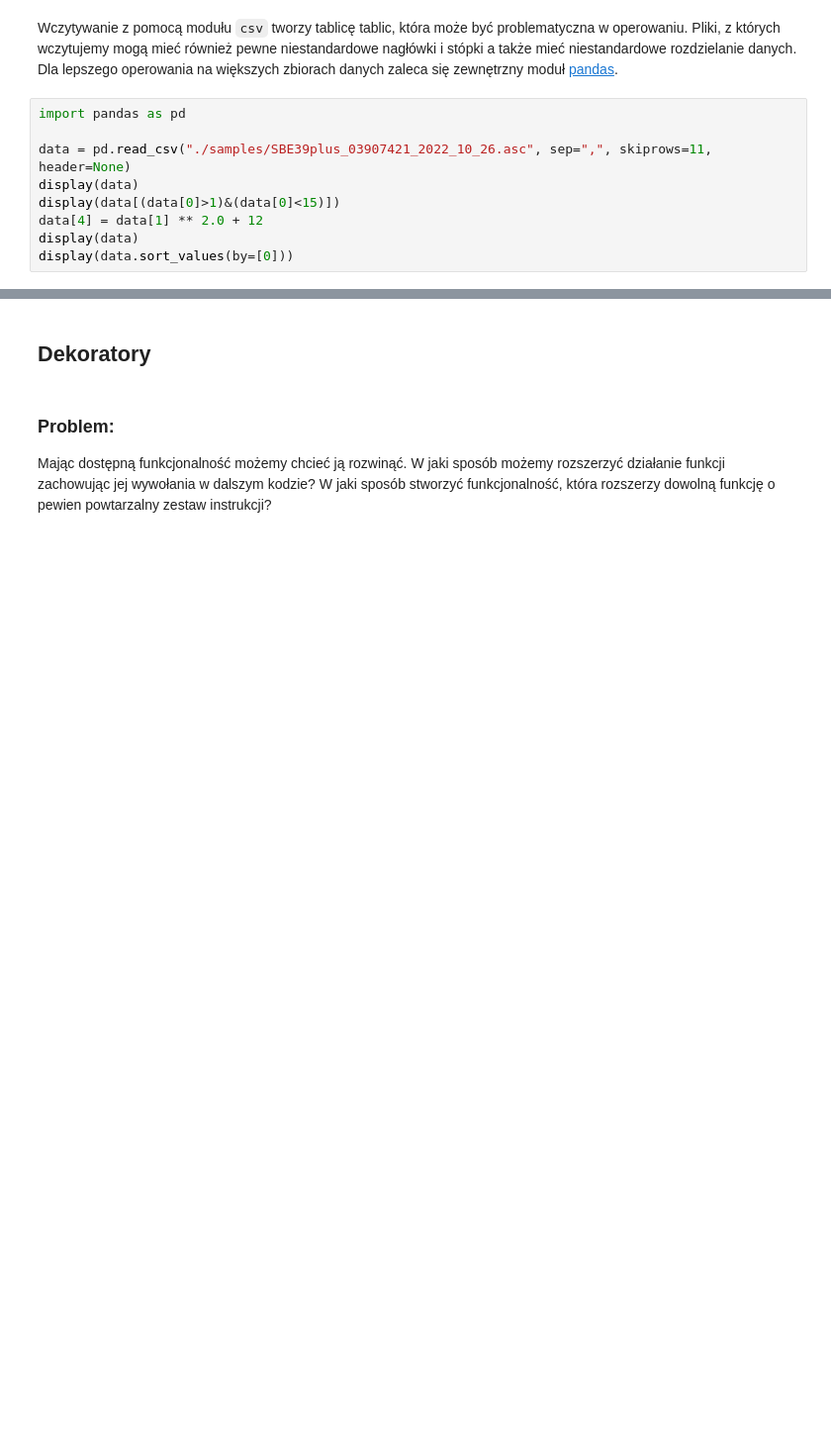
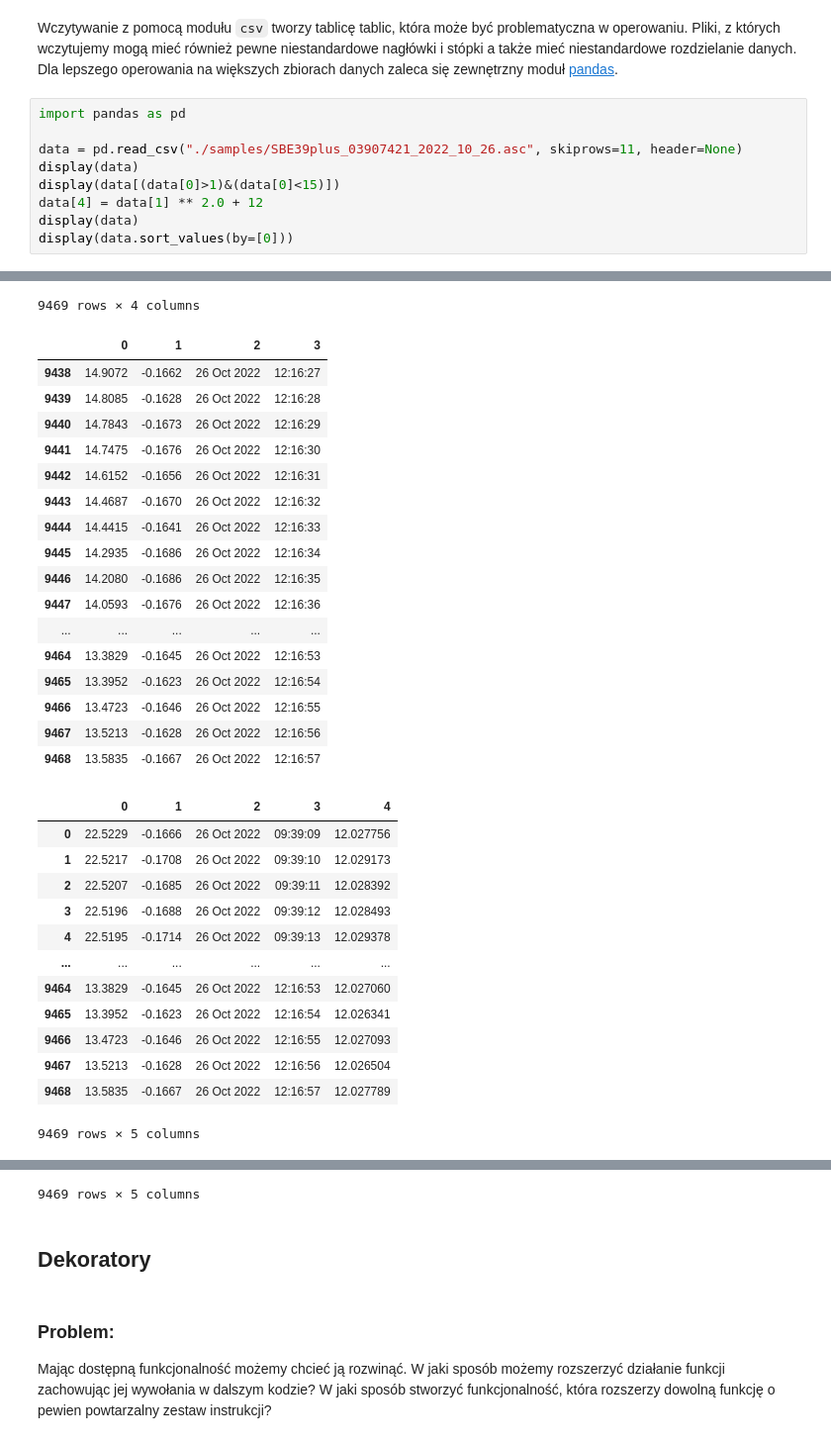
Before and after one commit to codingtenshi/SDA, a Jupyter notebook: intermediate.ipynb, the cells around one changed output, grey strips where cells are left out. Shown at 99% size. Saved outputs shown, nothing was run; the diff lists cells and outputs as text; blank space fills up the shorter version.

```diff
--- a/intermediate.ipynb
+++ b/intermediate.ipynb
@@ -922,9 +1164,10 @@ Wczytywanie z pomocą modułu `csv` tworzy tablicę tablic, która może być pr
 # %%
 import pandas as pd
 
-data = pd.read_csv("./samples/SBE39plus_03907421_2022_10_26.asc", sep=",", skiprows=11, header=None)
+data = pd.read_csv("./samples/SBE39plus_03907421_2022_10_26.asc", skiprows=11, header=None)
 display(data)
 display(data[(data[0]>1)&(data[0]<15)])
 data[4] = data[1] ** 2.0 + 12
 display(data)
 display(data.sort_values(by=[0]))
+# %% [output]
@@ -930,0 +1186,31 @@ display(data.sort_values(by=[0]))
+9469 rows × 4 columns
+|  | 0 | 1 | 2 | 3 |
+| 9438 | 14.9072 | -0.1662 | 26 Oct 2022 | 12:16:27 |
+| 9439 | 14.8085 | -0.1628 | 26 Oct 2022 | 12:16:28 |
+| 9440 | 14.7843 | -0.1673 | 26 Oct 2022 | 12:16:29 |
+| 9441 | 14.7475 | -0.1676 | 26 Oct 2022 | 12:16:30 |
+| 9442 | 14.6152 | -0.1656 | 26 Oct 2022 | 12:16:31 |
+| 9443 | 14.4687 | -0.1670 | 26 Oct 2022 | 12:16:32 |
+| 9444 | 14.4415 | -0.1641 | 26 Oct 2022 | 12:16:33 |
+| 9445 | 14.2935 | -0.1686 | 26 Oct 2022 | 12:16:34 |
+| 9446 | 14.2080 | -0.1686 | 26 Oct 2022 | 12:16:35 |
+| 9447 | 14.0593 | -0.1676 | 26 Oct 2022 | 12:16:36 |
+| ... | ... | ... | ... | ... |
+| 9464 | 13.3829 | -0.1645 | 26 Oct 2022 | 12:16:53 |
+| 9465 | 13.3952 | -0.1623 | 26 Oct 2022 | 12:16:54 |
+| 9466 | 13.4723 | -0.1646 | 26 Oct 2022 | 12:16:55 |
+| 9467 | 13.5213 | -0.1628 | 26 Oct 2022 | 12:16:56 |
+| 9468 | 13.5835 | -0.1667 | 26 Oct 2022 | 12:16:57 |
+|  | 0 | 1 | 2 | 3 | 4 |
+| 0 | 22.5229 | -0.1666 | 26 Oct 2022 | 09:39:09 | 12.027756 |
+| 1 | 22.5217 | -0.1708 | 26 Oct 2022 | 09:39:10 | 12.029173 |
+| 2 | 22.5207 | -0.1685 | 26 Oct 2022 | 09:39:11 | 12.028392 |
+| 3 | 22.5196 | -0.1688 | 26 Oct 2022 | 09:39:12 | 12.028493 |
+| 4 | 22.5195 | -0.1714 | 26 Oct 2022 | 09:39:13 | 12.029378 |
+| ... | ... | ... | ... | ... | ... |
+| 9464 | 13.3829 | -0.1645 | 26 Oct 2022 | 12:16:53 | 12.027060 |
+| 9465 | 13.3952 | -0.1623 | 26 Oct 2022 | 12:16:54 | 12.026341 |
+| 9466 | 13.4723 | -0.1646 | 26 Oct 2022 | 12:16:55 | 12.027093 |
+| 9467 | 13.5213 | -0.1628 | 26 Oct 2022 | 12:16:56 | 12.026504 |
+| 9468 | 13.5835 | -0.1667 | 26 Oct 2022 | 12:16:57 | 12.027789 |
+9469 rows × 5 columns
@@ -931,3 +1229,4 @@ display(data.sort_values(by=[0]))
+9469 rows × 5 columns
 # %% [markdown]
 ## Dekoratory
 # %% [markdown]
```
Also changed, not shown: parts of 86 cells of this notebook, 2 other files.
